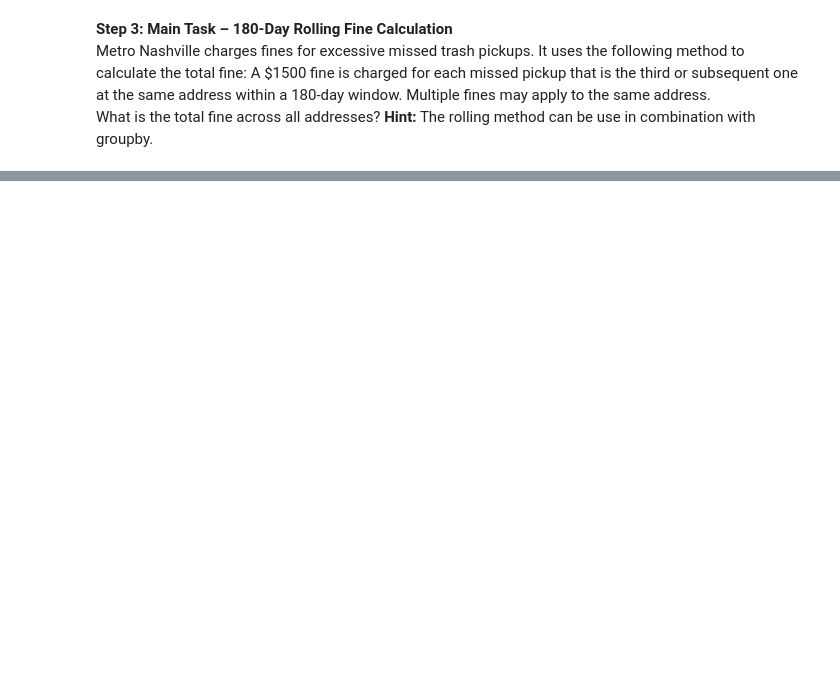
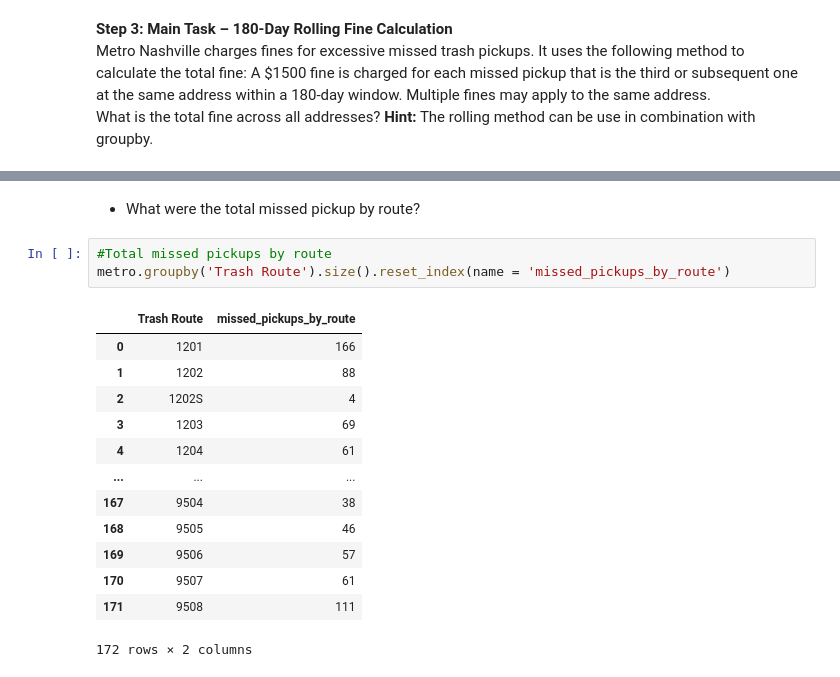
Before and after one commit to nss-data-science-cohort-9/trash-pickups-ADoddala, a Jupyter notebook: notebooks/trash_pickup_datetime_excercise.ipynb, the cells around one changed output, grey strips where cells are left out. Cells and saved outputs as stored; diff of their text form; blank space fills up the shorter version.

```diff
--- a/notebooks/trash_pickup_datetime_excercise.ipynb
+++ b/notebooks/trash_pickup_datetime_excercise.ipynb
@@ -272,0 +308,19 @@ np.int64(1591500)
+# %% [markdown]
+* What were the total missed pickup by route?
+# %%
+#Total missed pickups by route
+metro.groupby('Trash Route').size().reset_index(name = 'missed_pickups_by_route')
+# %% [output]
+|  | Trash Route | missed_pickups_by_route |
+| 0 | 1201 | 166 |
+| 1 | 1202 | 88 |
+| 2 | 1202S | 4 |
+| 3 | 1203 | 69 |
+| 4 | 1204 | 61 |
+| ... | ... | ... |
+| 167 | 9504 | 38 |
+| 168 | 9505 | 46 |
+| 169 | 9506 | 57 |
+| 170 | 9507 | 61 |
+| 171 | 9508 | 111 |
+172 rows × 2 columns
```
Also changed, not shown: parts of 37 cells of this notebook.
